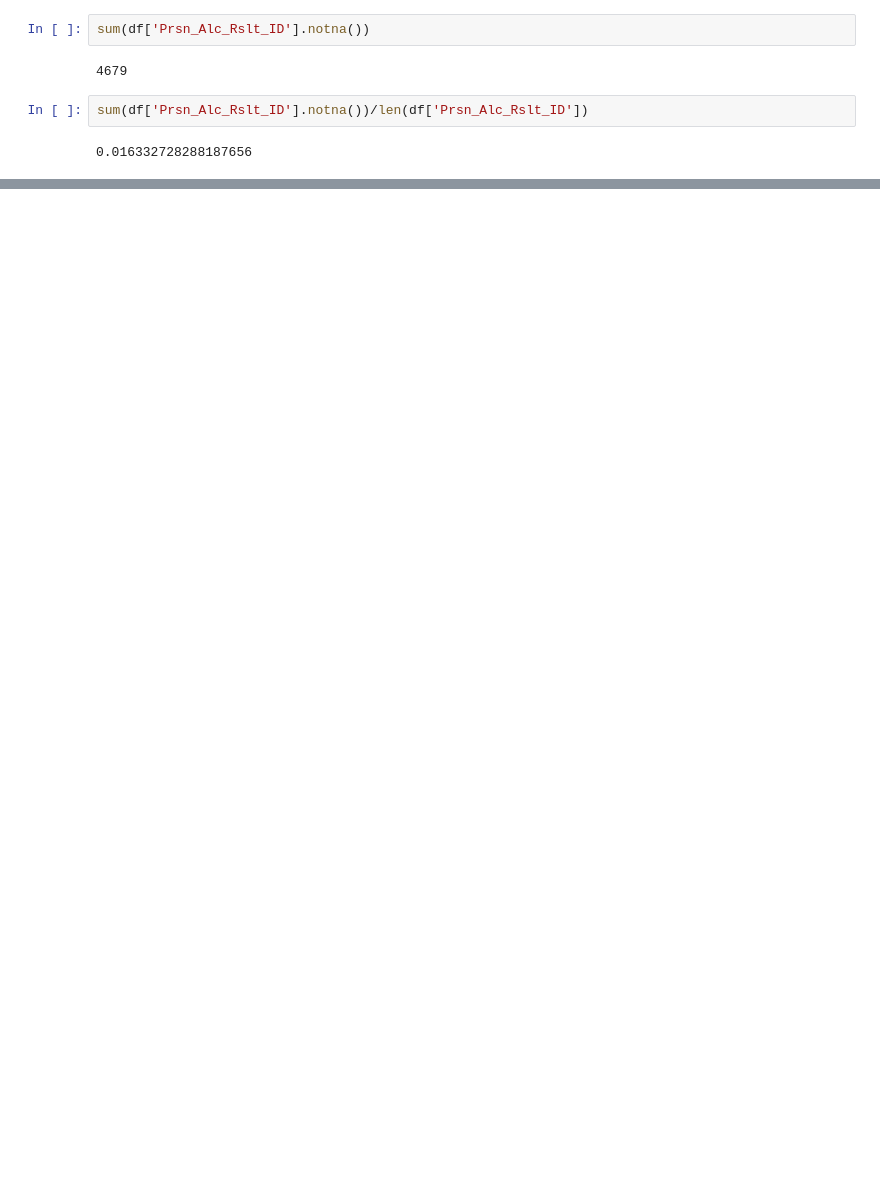
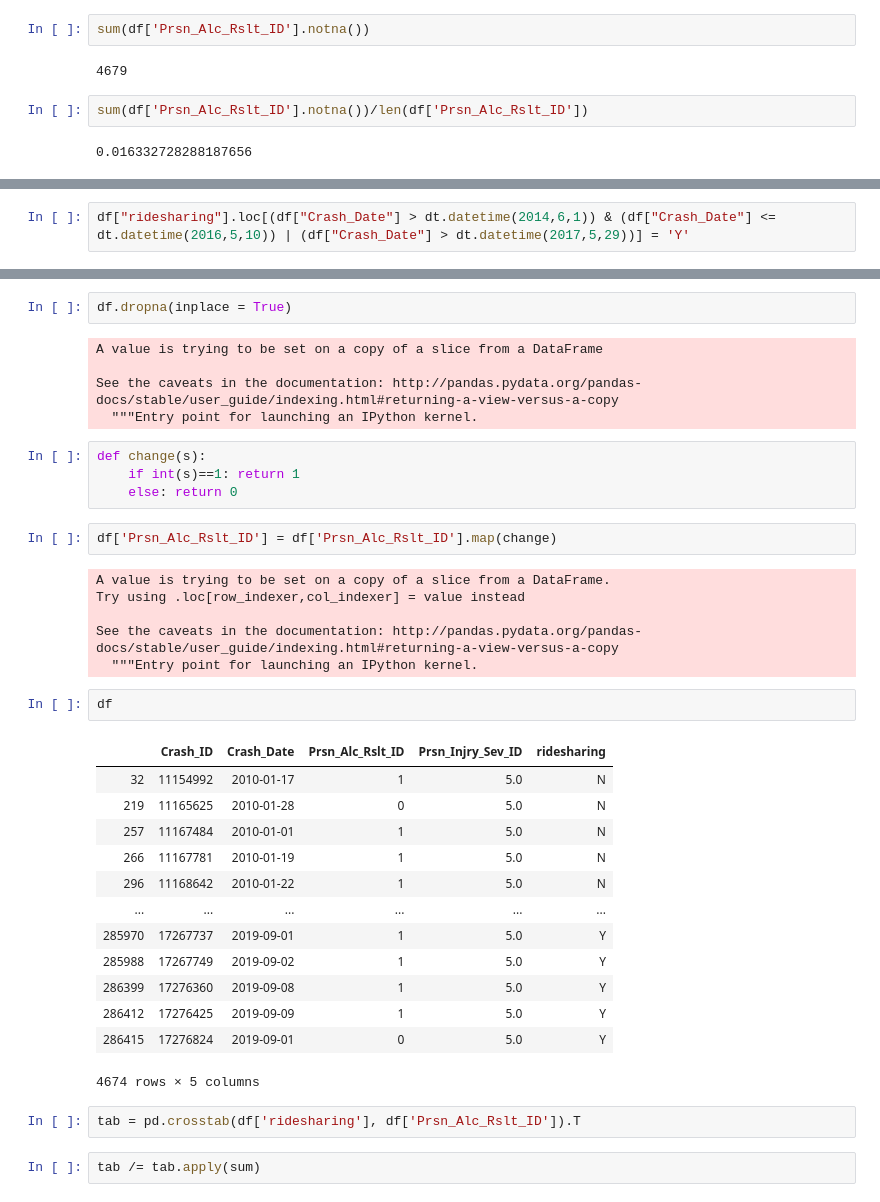
Before and after one commit to rmmeade/Data-Mgmt-Project, a Jupyter notebook: Cleaned Data/drunk driving.ipynb, the cells around one changed output, grey strips where cells are left out. Drawn from its saved outputs; the diff is of its cells as text; blank space fills up the shorter version.

```diff
--- a/Cleaned Data/drunk driving.ipynb
+++ b/Cleaned Data/drunk driving.ipynb
@@ -73,0 +92,2 @@ sum(df['Prsn_Alc_Rslt_ID'].notna())/len(df['Prsn_Alc_Rslt_ID'])
+# %%
+df["ridesharing"].loc[(df["Crash_Date"] > dt.datetime(2014,6,1)) & (df["Crash_Date"] <= dt.datetime(2016,5,10)) | (df["Crash_Date"] > dt.datetime(2017,5,29))] = 'Y'
@@ -73,0 +103,39 @@ sum(df['Prsn_Alc_Rslt_ID'].notna())/len(df['Prsn_Alc_Rslt_ID'])
+# %%
+df.dropna(inplace = True)
+# %% [output]
+A value is trying to be set on a copy of a slice from a DataFrame
+
+See the caveats in the documentation: http://pandas.pydata.org/pandas-docs/stable/user_guide/indexing.html#returning-a-view-versus-a-copy
+  """Entry point for launching an IPython kernel.
+# %%
+def change(s):
+    if int(s)==1: return 1
+    else: return 0
+# %%
+df['Prsn_Alc_Rslt_ID'] = df['Prsn_Alc_Rslt_ID'].map(change)
+# %% [output]
+A value is trying to be set on a copy of a slice from a DataFrame.
+Try using .loc[row_indexer,col_indexer] = value instead
+
+See the caveats in the documentation: http://pandas.pydata.org/pandas-docs/stable/user_guide/indexing.html#returning-a-view-versus-a-copy
+  """Entry point for launching an IPython kernel.
+# %%
+df
+# %% [output]
+|  | Crash_ID | Crash_Date | Prsn_Alc_Rslt_ID | Prsn_Injry_Sev_ID | ridesharing |
+| 32 | 11154992 | 2010-01-17 | 1 | 5.0 | N |
+| 219 | 11165625 | 2010-01-28 | 0 | 5.0 | N |
+| 257 | 11167484 | 2010-01-01 | 1 | 5.0 | N |
+| 266 | 11167781 | 2010-01-19 | 1 | 5.0 | N |
+| 296 | 11168642 | 2010-01-22 | 1 | 5.0 | N |
+| ... | ... | ... | ... | ... | ... |
+| 285970 | 17267737 | 2019-09-01 | 1 | 5.0 | Y |
+| 285988 | 17267749 | 2019-09-02 | 1 | 5.0 | Y |
+| 286399 | 17276360 | 2019-09-08 | 1 | 5.0 | Y |
+| 286412 | 17276425 | 2019-09-09 | 1 | 5.0 | Y |
+| 286415 | 17276824 | 2019-09-01 | 0 | 5.0 | Y |
+4674 rows × 5 columns
+# %%
+tab = pd.crosstab(df['ridesharing'], df['Prsn_Alc_Rslt_ID']).T
+# %%
+tab /= tab.apply(sum)
```
Also changed, not shown: parts of 8 cells of this notebook.
